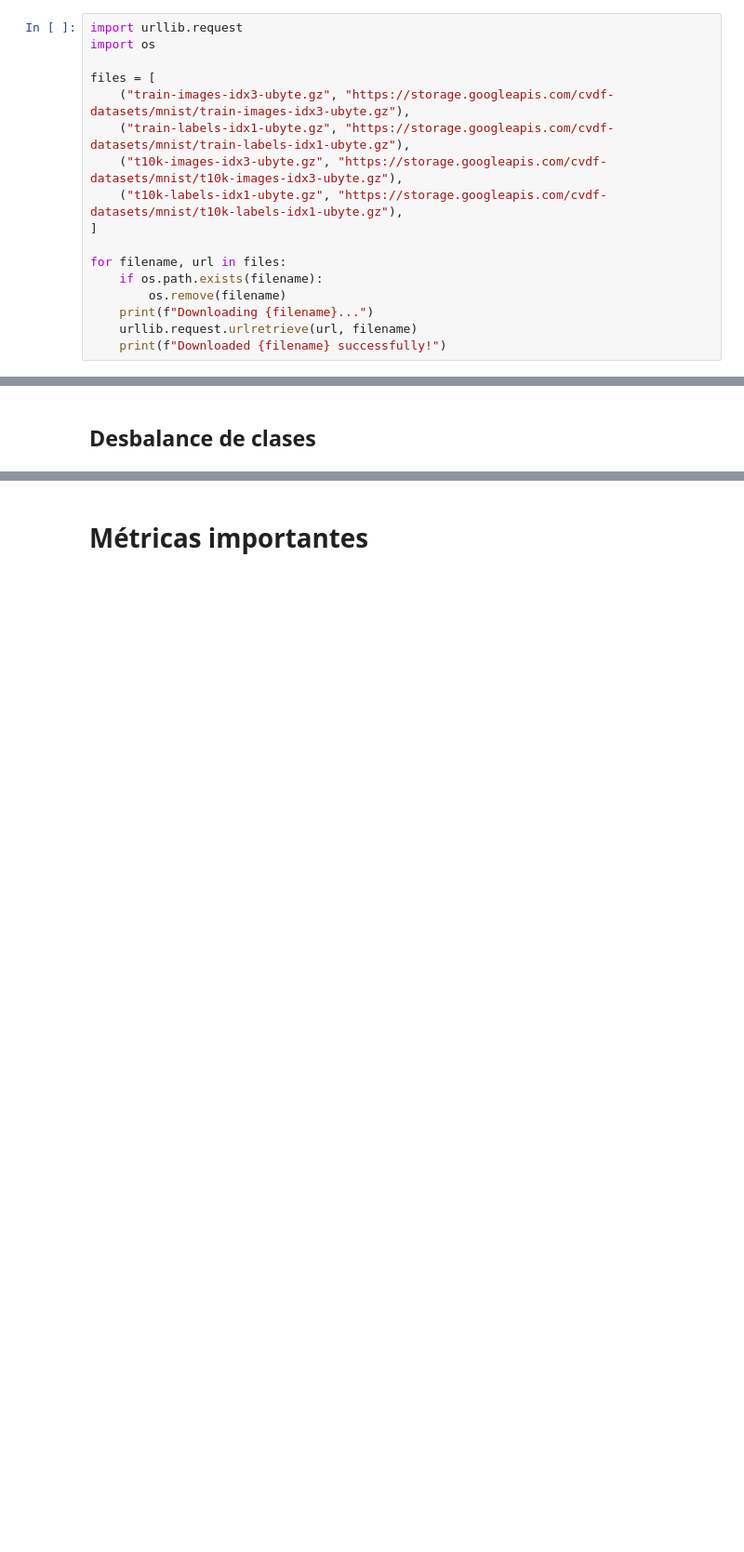
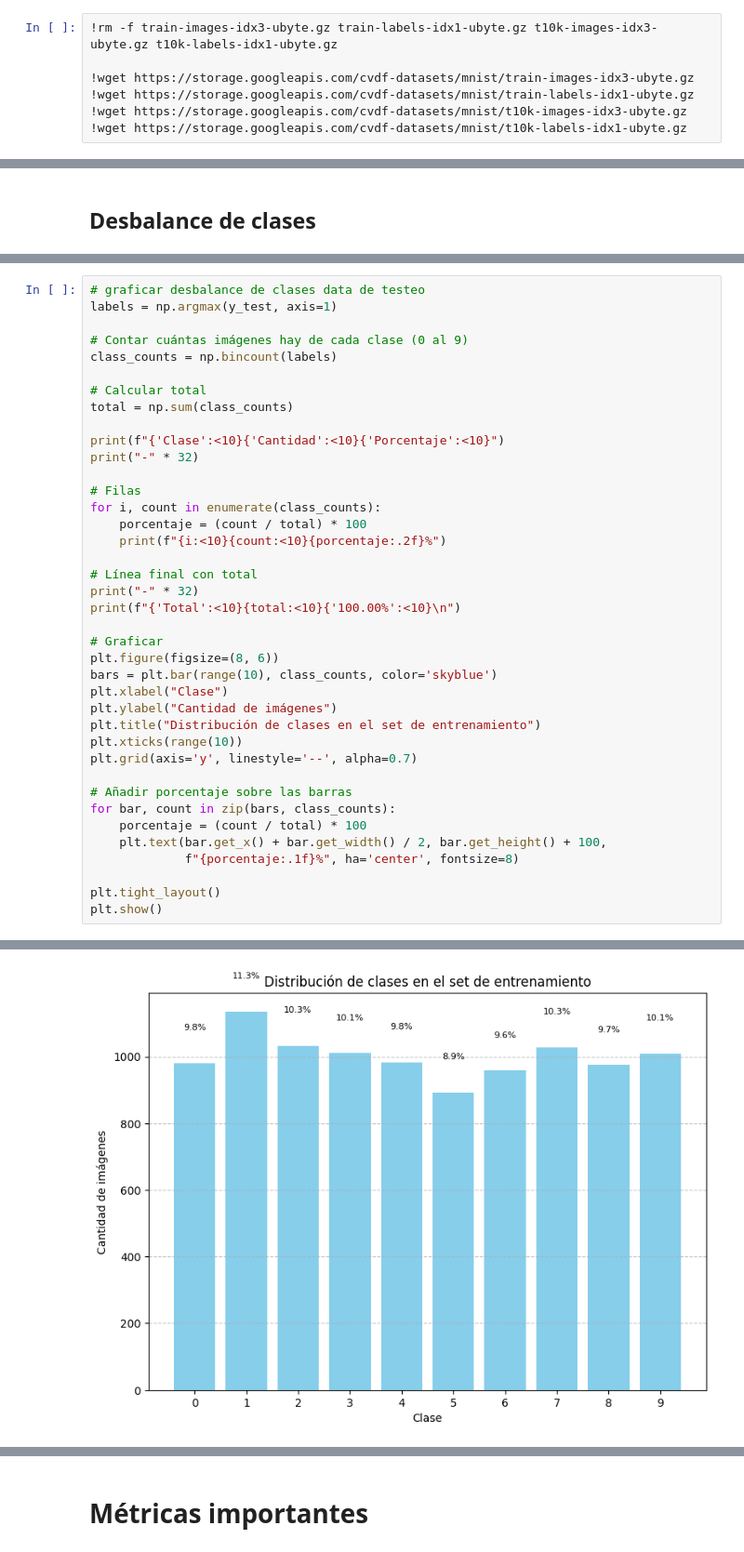
Before and after one commit to IJozk/DeepL, a Jupyter notebook: Copia_de_DLY0100_Entrega_1_Equipo_4.ipynb, the cells around one changed output, grey strips where cells are left out. Shown at 93% size. Drawn from its saved outputs; the diff is of its cells as text; blank space fills up the shorter version.

```diff
--- a/Copia_de_DLY0100_Entrega_1_Equipo_4.ipynb
+++ b/Copia_de_DLY0100_Entrega_1_Equipo_4.ipynb
@@ -28,19 +31,9 @@ Este notebook fue desarrollado con Python ...
 # %% [markdown]
 # Carga de datos
 # %%
-import urllib.request
-import os
+!rm -f train-images-idx3-ubyte.gz train-labels-idx1-ubyte.gz t10k-images-idx3-ubyte.gz t10k-labels-idx1-ubyte.gz
 
-files = [
-    ("train-images-idx3-ubyte.gz", "https://storage.googleapis.com/cvdf-datasets/mnist/train-images-idx3-ubyte.gz"),
-    ("train-labels-idx1-ubyte.gz", "https://storage.googleapis.com/cvdf-datasets/mnist/train-labels-idx1-ubyte.gz"),
-    ("t10k-images-idx3-ubyte.gz", "https://storage.googleapis.com/cvdf-datasets/mnist/t10k-images-idx3-ubyte.gz"),
-    ("t10k-labels-idx1-ubyte.gz", "https://storage.googleapis.com/cvdf-datasets/mnist/t10k-labels-idx1-ubyte.gz"),
-]
-
-for filename, url in files:
-    if os.path.exists(filename):
-        os.remove(filename)
-    print(f"Downloading {filename}...")
-    urllib.request.urlretrieve(url, filename)
-    print(f"Downloaded {filename} successfully!")
+!wget https://storage.googleapis.com/cvdf-datasets/mnist/train-images-idx3-ubyte.gz
+!wget https://storage.googleapis.com/cvdf-datasets/mnist/train-labels-idx1-ubyte.gz
+!wget https://storage.googleapis.com/cvdf-datasets/mnist/t10k-images-idx3-ubyte.gz
+!wget https://storage.googleapis.com/cvdf-datasets/mnist/t10k-labels-idx1-ubyte.gz
@@ -180,0 +168,40 @@ Se observa ligero desbalance de clases.
+# %%
+# graficar desbalance de clases data de testeo
+labels = np.argmax(y_test, axis=1)
+
+# Contar cuántas imágenes hay de cada clase (0 al 9)
+class_counts = np.bincount(labels)
+
+# Calcular total
+total = np.sum(class_counts)
+
+print(f"{'Clase':<10}{'Cantidad':<10}{'Porcentaje':<10}")
+print("-" * 32)
+
+# Filas
+for i, count in enumerate(class_counts):
+    porcentaje = (count / total) * 100
+    print(f"{i:<10}{count:<10}{porcentaje:.2f}%")
+
+# Línea final con total
+print("-" * 32)
+print(f"{'Total':<10}{total:<10}{'100.00%':<10}\n")
+
+# Graficar
+plt.figure(figsize=(8, 6))
+bars = plt.bar(range(10), class_counts, color='skyblue')
+plt.xlabel("Clase")
+plt.ylabel("Cantidad de imágenes")
+plt.title("Distribución de clases en el set de entrenamiento")
+plt.xticks(range(10))
+plt.grid(axis='y', linestyle='--', alpha=0.7)
+
+# Añadir porcentaje sobre las barras
+for bar, count in zip(bars, class_counts):
+    porcentaje = (count / total) * 100
+    plt.text(bar.get_x() + bar.get_width() / 2, bar.get_height() + 100,
+             f"{porcentaje:.1f}%", ha='center', fontsize=8)
+
+plt.tight_layout()
+plt.show()
+# %% [output]
@@ -180,0 +222 @@ Se observa ligero desbalance de clases.
+[figure, added]
```
Also changed, not shown: parts of 11 cells of this notebook.
